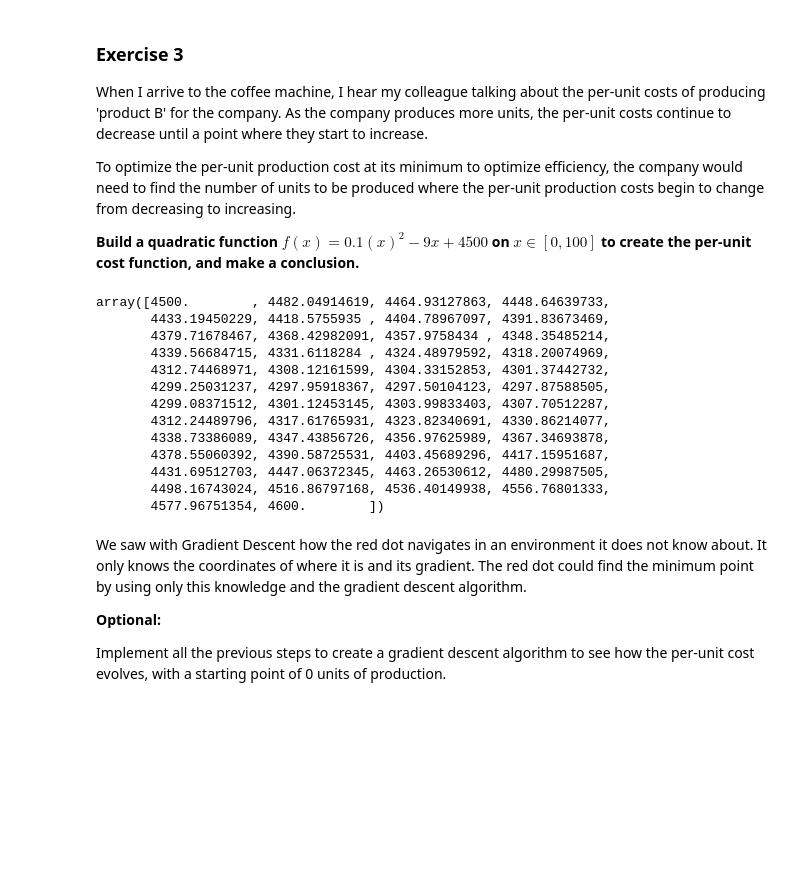
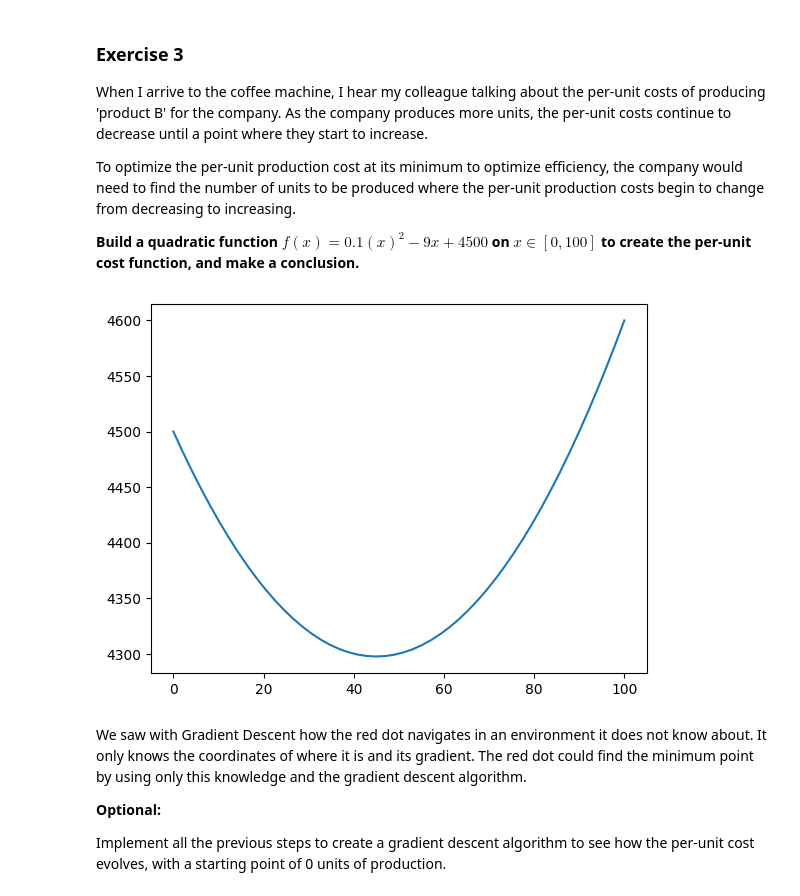
Before and after one commit to Valenfrc/calculus-and-algebra-problems-with-python, a Jupyter notebook: notebook/problems.ipynb, the cells around one changed output. Cells and saved outputs as stored; diff of their text form; code cells hidden in the pictures; blank space fills up the shorter version.

```diff
--- a/notebook/problems.ipynb
+++ b/notebook/problems.ipynb
@@ -265,24 +263,16 @@ To optimize the per-unit production cost at its minimum to optimize efficiency,
 **Build a quadratic function $f(x)=0.1(x)^2−9x +4500$ on $x∈[0,100]$ to create the per-unit cost function, and make a conclusion.**
 # %%
 # Define and plot the function
-q=np.linspace(0,100)
-def qf(q):
+def cpu(q):
     return 0.1 * q**2 - 9*q + 4500
-qf(q)
+q =np.linspace(0,100)
+
+plt.plot(q,cpu(q))
+plt.show()
+def dcpu(x):
+    return 0.2*x-9
 # %% [output]
-array([4500.        , 4482.04914619, 4464.93127863, 4448.64639733,
-       4433.19450229, 4418.5755935 , 4404.78967097, 4391.83673469,
-       4379.71678467, 4368.42982091, 4357.9758434 , 4348.35485214,
-       4339.56684715, 4331.6118284 , 4324.48979592, 4318.20074969,
-       4312.74468971, 4308.12161599, 4304.33152853, 4301.37442732,
-       4299.25031237, 4297.95918367, 4297.50104123, 4297.87588505,
-       4299.08371512, 4301.12453145, 4303.99833403, 4307.70512287,
-       4312.24489796, 4317.61765931, 4323.82340691, 4330.86214077,
-       4338.73386089, 4347.43856726, 4356.97625989, 4367.34693878,
-       4378.55060392, 4390.58725531, 4403.45689296, 4417.15951687,
-       4431.69512703, 4447.06372345, 4463.26530612, 4480.29987505,
-       4498.16743024, 4516.86797168, 4536.40149938, 4556.76801333,
-       4577.96751354, 4600.        ])
+[figure, added]
 # %% [markdown]
 We saw with Gradient Descent how the red dot navigates in an environment it does not know about. It only knows the coordinates of where it is and its gradient. The red dot could find the minimum point by using only this knowledge and the gradient descent algorithm.
 
```
Also changed, not shown: parts of 9 cells of this notebook.
